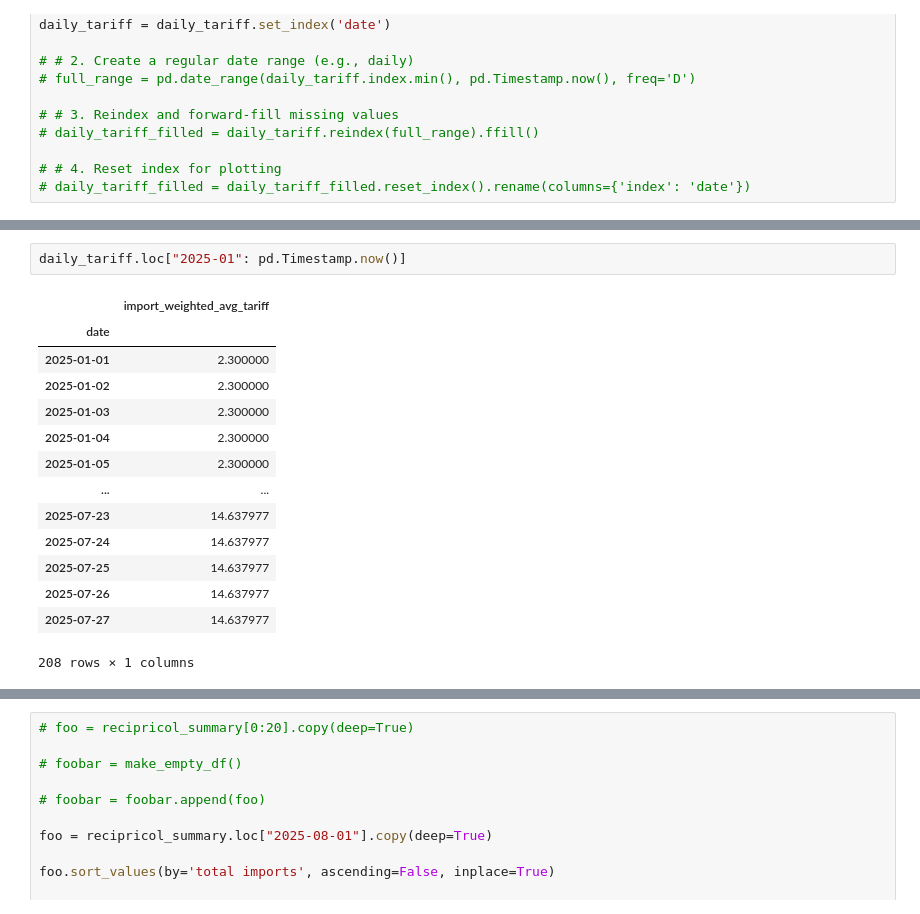
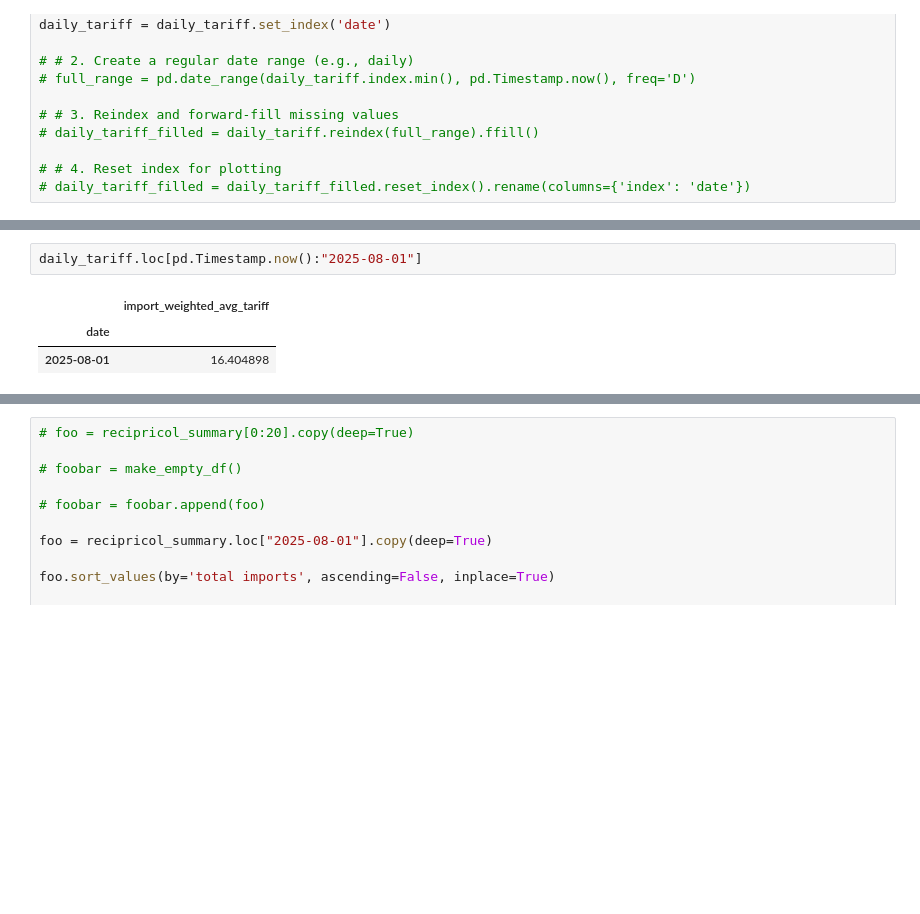
Before and after one commit to tradewartracker/trade-war-redux-2025, a Jupyter notebook: tariff-summary-country-time.ipynb, the cells around one changed output, grey strips where cells are left out. Saved outputs shown, nothing was run; the diff lists cells and outputs as text; blank space fills up the shorter version.

```diff
--- a/tariff-summary-country-time.ipynb
+++ b/tariff-summary-country-time.ipynb
@@ -374,20 +378,9 @@ daily_tariff = daily_tariff.set_index('date')
 # %%
-daily_tariff.loc["2025-01": pd.Timestamp.now()]
+daily_tariff.loc[pd.Timestamp.now():"2025-08-01"]
 # %% [output]
 |  | import_weighted_avg_tariff |
 | date |  |
-| 2025-01-01 | 2.300000 |
-| 2025-01-02 | 2.300000 |
-| 2025-01-03 | 2.300000 |
-| 2025-01-04 | 2.300000 |
-| 2025-01-05 | 2.300000 |
-| ... | ... |
-| 2025-07-23 | 14.637977 |
-| 2025-07-24 | 14.637977 |
-| 2025-07-25 | 14.637977 |
-| 2025-07-26 | 14.637977 |
-| 2025-07-27 | 14.637977 |
+| 2025-08-01 | 16.404898 |
-208 rows × 1 columns
 # %%
 def make_tariff_daily(df):
 
```
Also changed, not shown: parts of 5 cells of this notebook, 4 other files.
